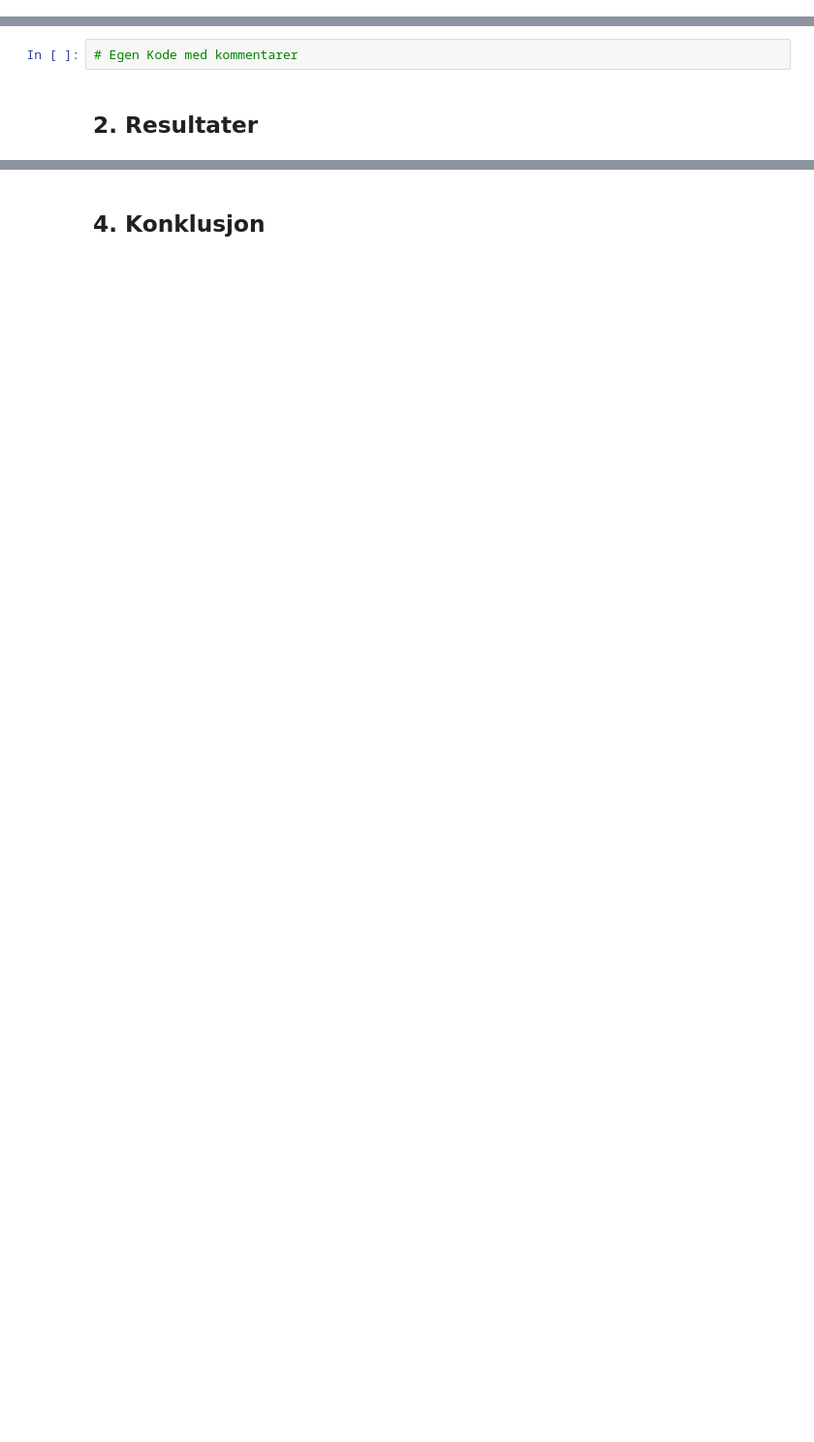
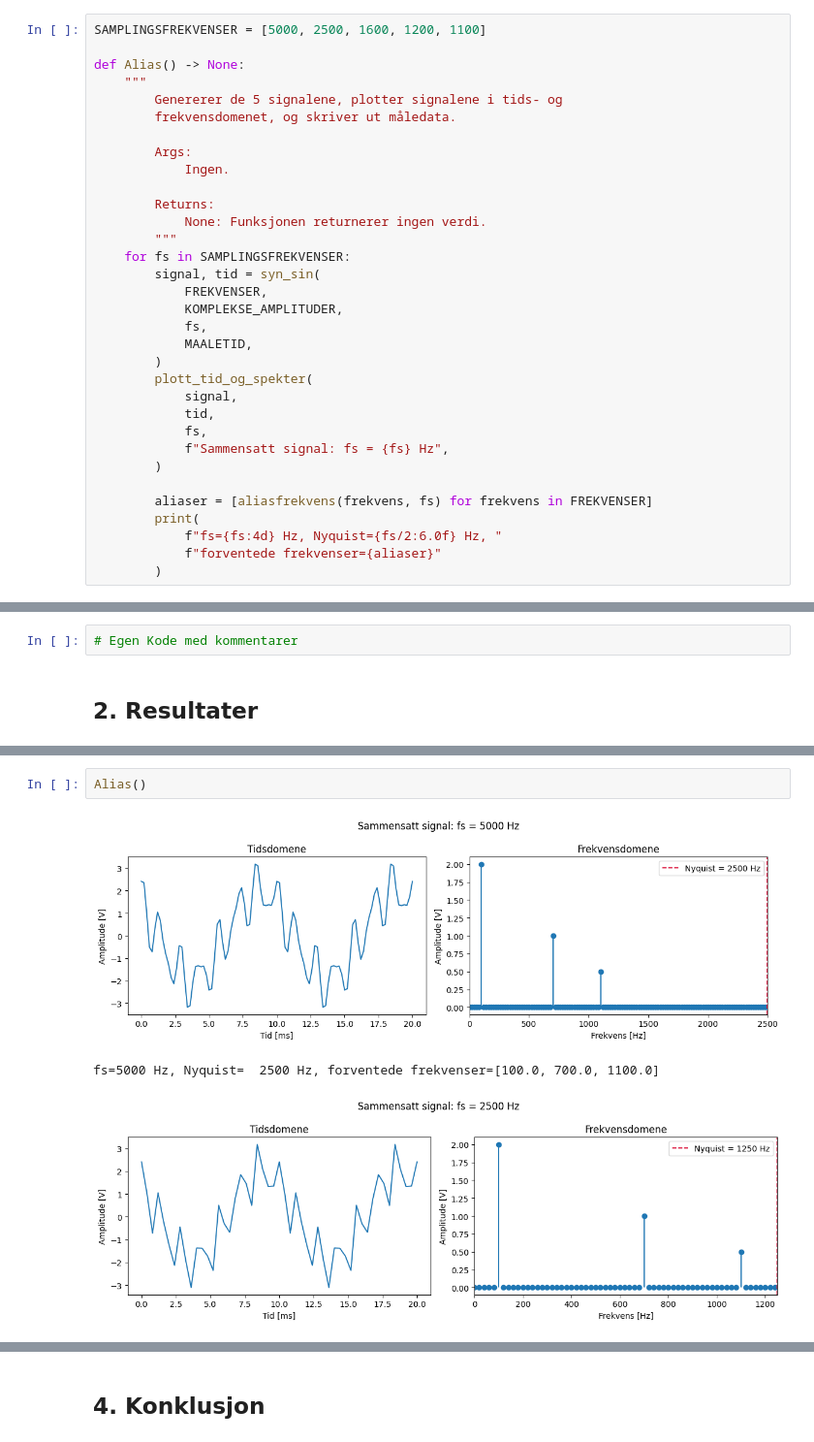
Before and after one commit to crabj-beep/signal, a Jupyter notebook: lab1_rapport.ipynb, the cells around one changed output, grey strips where cells are left out. Shown at 97% size. Drawn from its saved outputs; the diff is of its cells as text; blank space fills up the shorter version.

```diff
--- a/lab1_rapport.ipynb
+++ b/lab1_rapport.ipynb
@@ -88,2 +214,35 @@ def amplitude_spectrum(signal, fs):
+# %%
+SAMPLINGSFREKVENSER = [5000, 2500, 1600, 1200, 1100]
+
+def Alias() -> None:
+    """
+        Genererer de 5 signalene, plotter signalene i tids- og
+        frekvensdomenet, og skriver ut måledata.
+
+        Args:
+            Ingen.
+
+        Returns:
+            None: Funksjonen returnerer ingen verdi.
+        """
+    for fs in SAMPLINGSFREKVENSER:
+        signal, tid = syn_sin(
+            FREKVENSER,
+            KOMPLEKSE_AMPLITUDER,
+            fs,
+            MAALETID,
+        )
+        plott_tid_og_spekter(
+            signal,
+            tid,
+            fs,
+            f"Sammensatt signal: fs = {fs} Hz",
+        )
+
+        aliaser = [aliasfrekvens(frekvens, fs) for frekvens in FREKVENSER]
+        print(
+            f"fs={fs:4d} Hz, Nyquist={fs/2:6.0f} Hz, "
+            f"forventede frekvenser={aliaser}"
+        )
 # %% [markdown]
 ### 1.3 Firkantsignal og harmoniske komponenter
@@ -119,0 +360,6 @@ Forklar kort hva figuren viser og hvilke parametere som er brukt.
+# %%
+Alias()
+# %% [output]
+[figure, added]
+fs=5000 Hz, Nyquist=  2500 Hz, forventede frekvenser=[100.0, 700.0, 1100.0]
+[figure, added]
```
Also changed, not shown: parts of 28 cells of this notebook, 7 other files.
